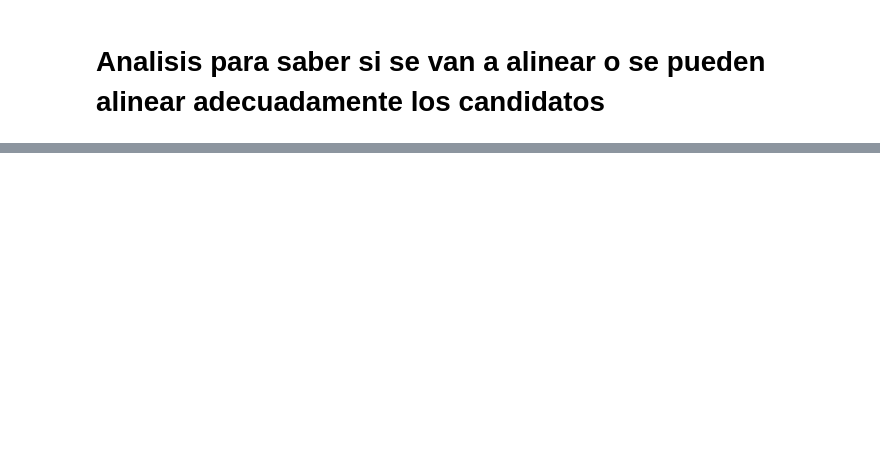
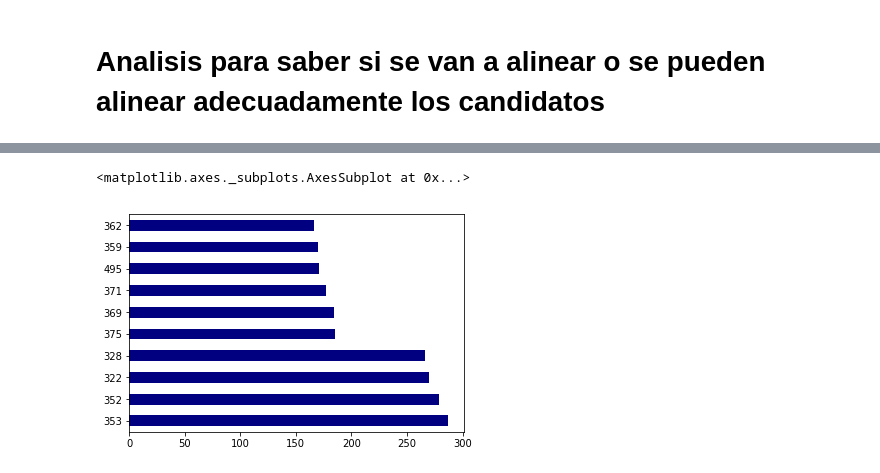
Before and after one commit to serch86/click_python, a Jupyter notebook: Serch/Expermientos/Analisis_para_alineacion.ipynb, the cells around one changed output, grey strips where cells are left out. Cells and saved outputs as stored; diff of their text form; code cells hidden in the pictures; blank space fills up the shorter version.

```diff
--- a/Serch/Expermientos/Analisis_para_alineacion.ipynb
+++ b/Serch/Expermientos/Analisis_para_alineacion.ipynb
@@ -45,0 +229,10 @@ sns.kdeplot(rsmd['0'],)
+# %%
+new_df_cliques1 = pd.read_pickle('../clique1.pkl')
+new_df_cliques2 = pd.read_pickle('../clique2.pkl')
+
+candidatos = pd.read_csv('../candidatos.csv')
+
+df_atoms1 = pd.read_pickle('../clique1_df_atributos.pkl')
+df_atoms2 = pd.read_pickle('../clique2_df_atributos.pkl')
+
+rmsd = pd.read_pickle("../rmsd_picke.pkl").reset_index(drop=True)
@@ -45,0 +375,6 @@ sns.kdeplot(rsmd['0'],)
+# %%
+idx_1 = rmsd.candidato_clique_1.value_counts().head(10).index
+rmsd.candidato_clique_1.value_counts().head(10).plot.barh(color='navy')
+# %% [output]
+<matplotlib.axes._subplots.AxesSubplot at 0x...>
+[figure, added]
```
Also changed, not shown: parts of 65 cells of this notebook, 41 other files.
